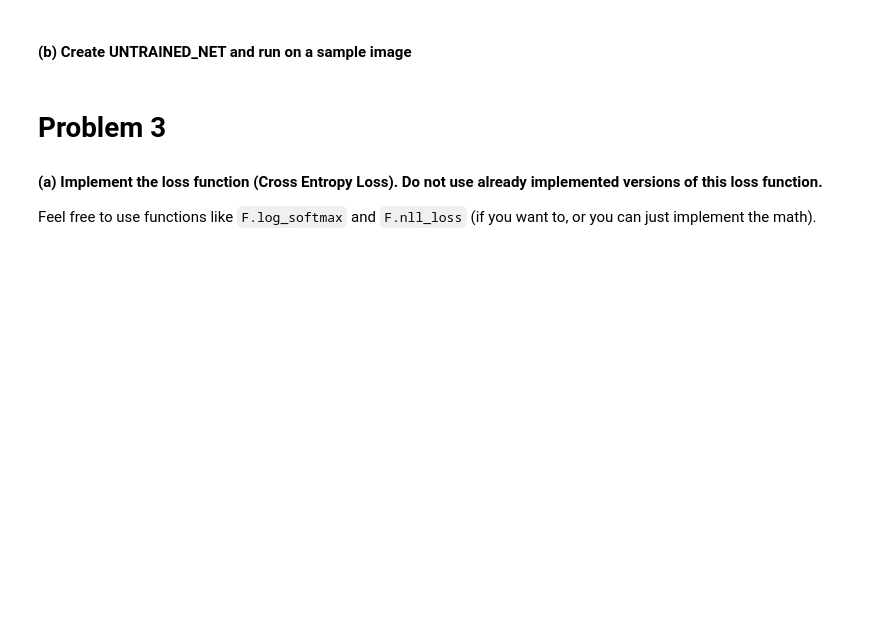
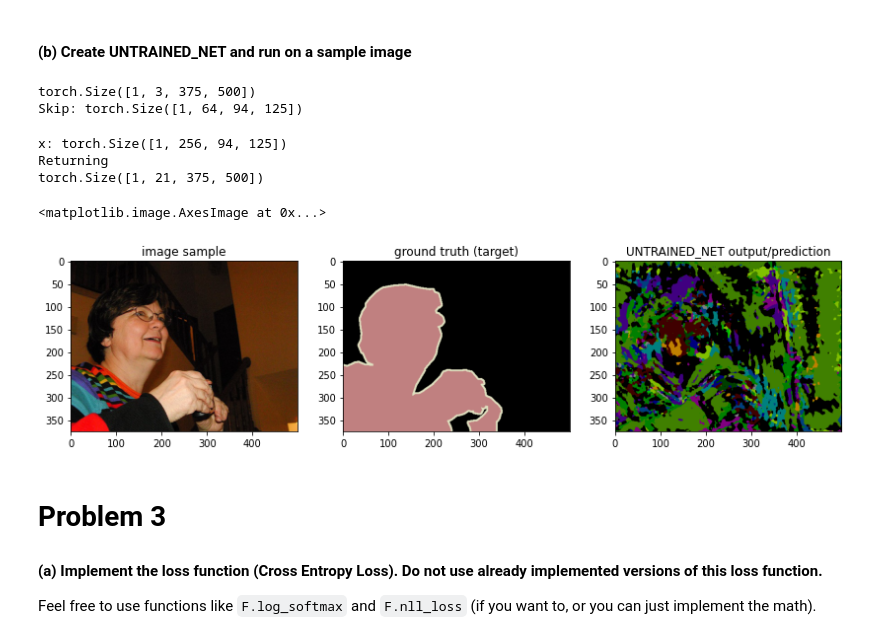
Before and after one commit to ArjunNarayan2066/Test, a Jupyter notebook: MySemanticSegmentation_student.ipynb, the cells around one changed output. Cells and saved outputs as stored; diff of their text form; code cells hidden in the pictures; blank space fills up the shorter version.

```diff
--- a/MySemanticSegmentation_student.ipynb
+++ b/MySemanticSegmentation_student.ipynb
@@ -509,22 +477,3 @@ In your implementation, you can use a base model of choice (you can use `torchvi
 ##### Note: do not apply any post-processing (such as DenseCRF) to the output of your net.
 
 #### Solution:
-# %%
-import torchvision.models as models
-
-class MyNet(nn.Module):
-    def __init__(self, num_classes, criterion=None):
-        super(MyNet, self).__init__()
-
-        # Implement me
-
-    def forward(self, inp, gts=None):
-
-        # Implement me
-
-        if self.training:
-            # Return the loss if in training mode
-            return self.criterion(lfinal, gts)
-        else:
-            # Return the actual prediction otherwise
-            return lfinal
@@ -531,20 +538,35 @@ class MyNet(nn.Module):
 # %% [markdown]
 #### (b) Create UNTRAINED_NET and run on a sample image
 # %%
-untrained_net = MyNet(21).eval()
+# print(torch.cuda.get_device_name())
+
+untrained_net = MyNet(21, (375,500)).eval()
 sample_img, sample_target = JointNormalize(*norm)(*JointToTensor()(*sample1))
+# sample_img, sample_target = JointCenterCrop(224)(sample_img, sample_target)
+print(sample_img[None].size())
 untrained_output = untrained_net.forward(sample_img[None])
+sample_output = torch.argmax(untrained_output, dim=1).numpy()
 
 fig = plt.figure(figsize=(14,10))
 ax = fig.add_subplot(1,3,1)
 plt.title('image sample')
 ax.imshow(sample1[0])
 ax = fig.add_subplot(1,3,2)
 plt.title('ground truth (target)')
 ax.imshow(sample1[1])
 ax = fig.add_subplot(1,3,3)
 plt.title('UNTRAINED_NET output/prediction')
-ax.imshow(colorize_mask(torch.argmax(untrained_output, dim=1).numpy()[0]))
+print(untrained_output.size())
+ax.imshow(colorize_mask(sample_output[0]))
+# ax.imshow(colorize_mask(untrained_output.numpy()[0]))
+# %% [output]
+torch.Size([1, 3, 375, 500])
+Skip: torch.Size([1, 64, 94, 125])
+x: torch.Size([1, 256, 94, 125])
+Returning
+torch.Size([1, 21, 375, 500])
+<matplotlib.image.AxesImage at 0x...>
+[figure, added]
 # %% [markdown]
 # Problem 3
 
```
Also changed, not shown: parts of 25 cells of this notebook.
